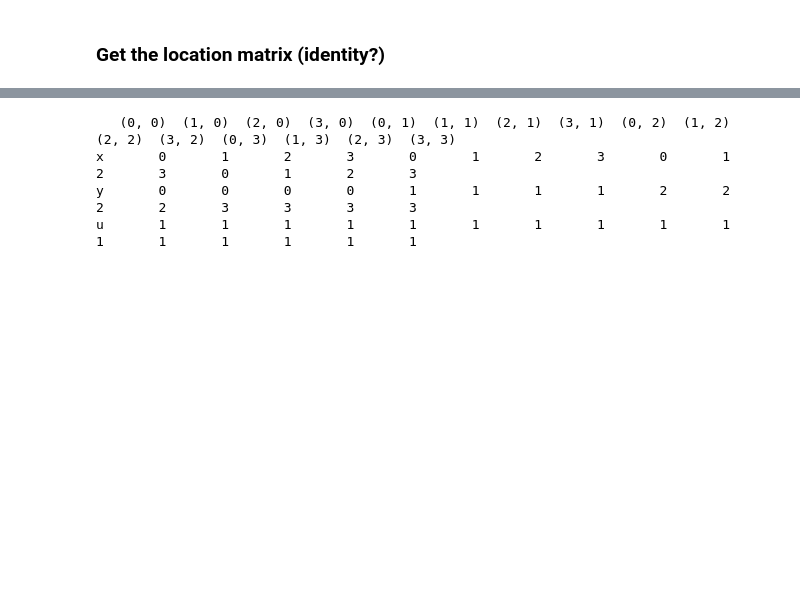
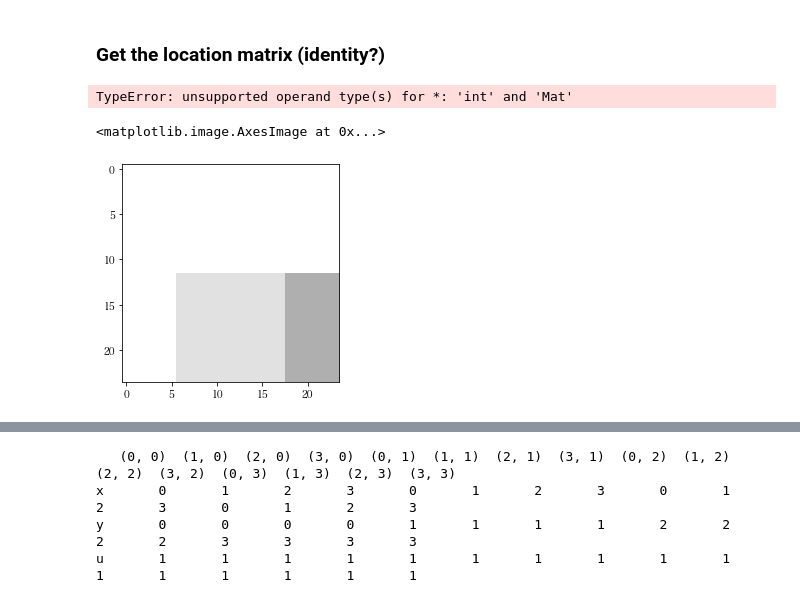
Before and after one commit to banbiossa/coding-the-matrix, a Jupyter notebook: notebooks/0.4_matrix.ipynb, the cells around one changed output, grey strips where cells are left out. Saved outputs shown, nothing was run; the diff lists cells and outputs as text; code cells hidden in the pictures; blank space fills up the shorter version.

```diff
--- a/notebooks/0.4_matrix.ipynb
+++ b/notebooks/0.4_matrix.ipynb
@@ -104,0 +108,21 @@ im.shape
+# %%
+def translation(alpha, beta):
+    """(x, y) -> (x+alpha, y+beta) on a (x, y, u) representation"""
+    D = {'x', 'y', 'u'}
+    rowdict = dict(
+        x = Vec(D, {'x': 1, 'u': alpha}),
+        y = Vec(D, {'y': 1, 'u': beta}),
+        u = Vec(D, {'u': 1}),
+    )
+
+    return rowdict2mat(rowdict, col_labels=['x', 'y', 'u'])
+# %%
+im * translation(1, 2)
+# %% [output]
+TypeError: unsupported operand type(s) for *: 'int' and 'Mat'
+# %%
+plt.imshow(im)
+plt.imshow(mat2im(colors, translation(1, 2) * locations))
+# %% [output]
+<matplotlib.image.AxesImage at 0x...>
+[figure, added]
```
Also changed, not shown: parts of 4 cells of this notebook, 2 other files.
